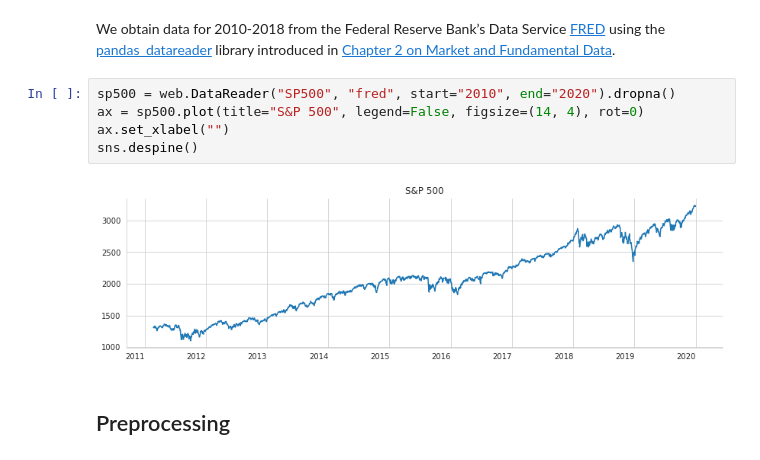
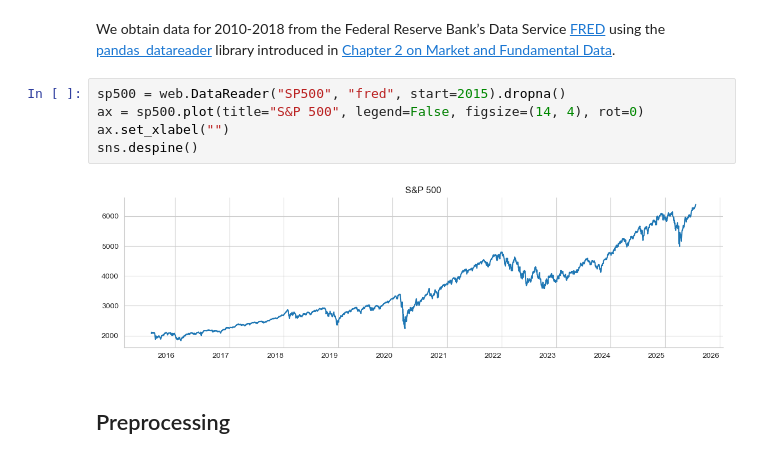
Before and after one commit to Barroclough01/machine-learning-for-trading, a Jupyter notebook: 19_recurrent_neural_nets/01_univariate_time_series_regression.ipynb, the cells around one changed output. Cells and saved outputs as stored; diff of their text form.

```diff
--- a/19_recurrent_neural_nets/01_univariate_time_series_regression.ipynb
+++ b/19_recurrent_neural_nets/01_univariate_time_series_regression.ipynb
@@ -52,12 +52,12 @@ if not results_path.exists():
 # %% [markdown]
 We obtain data for 2010-2018 from the Federal Reserve Bank’s Data Service [FRED](https://fred.stlouisfed.org/) using the [pandas_datareader](https://pandas-datareader.readthedocs.io/) library introduced in [Chapter 2 on Market and Fundamental Data](../02_market_and_fundamental_data).
 # %%
-sp500 = web.DataReader("SP500", "fred", start="2010", end="2020").dropna()
+sp500 = web.DataReader("SP500", "fred", start=2015).dropna()
 ax = sp500.plot(title="S&P 500", legend=False, figsize=(14, 4), rot=0)
 ax.set_xlabel("")
 sns.despine()
 # %% [output]
-[figure, old version]
+[figure, new version]
 # %% [markdown]
 ## Preprocessing
 # %%
```
Also changed, not shown: parts of 18 cells of this notebook, 8 other files.
